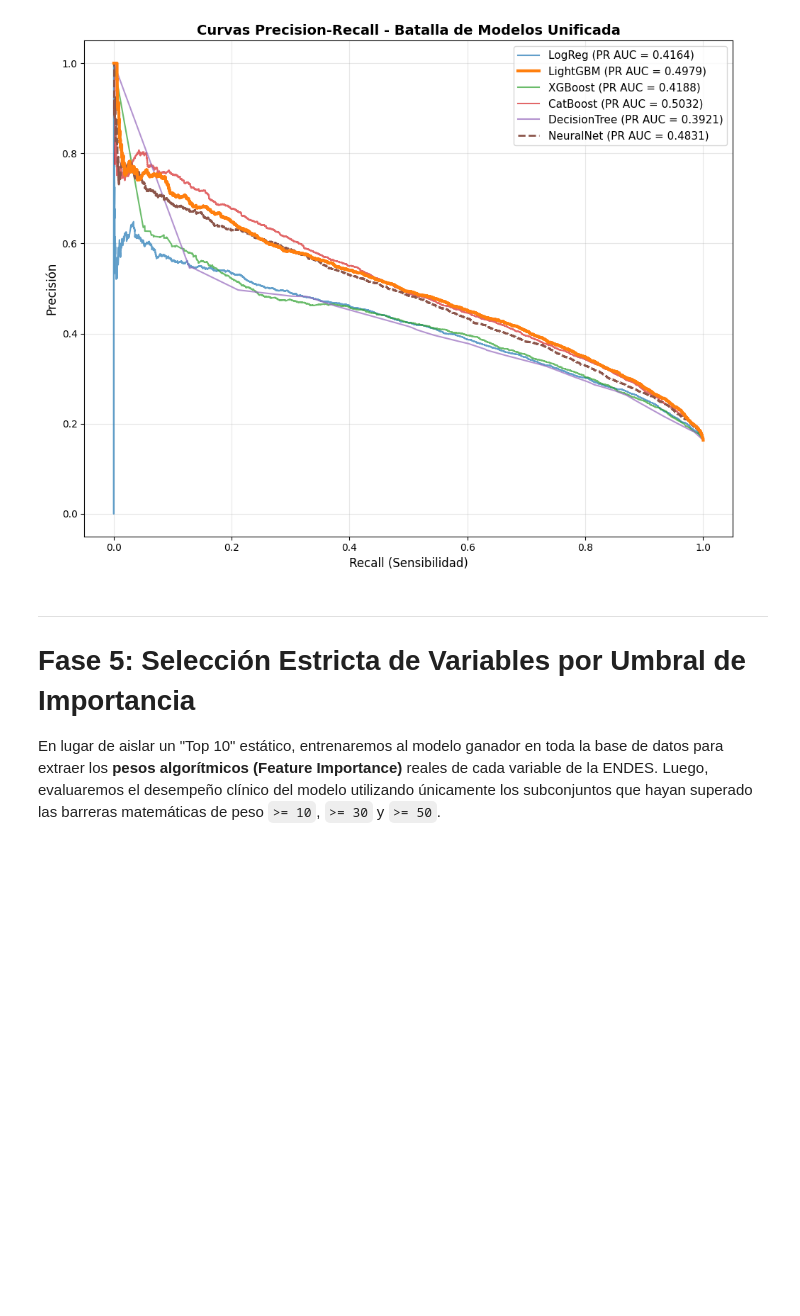
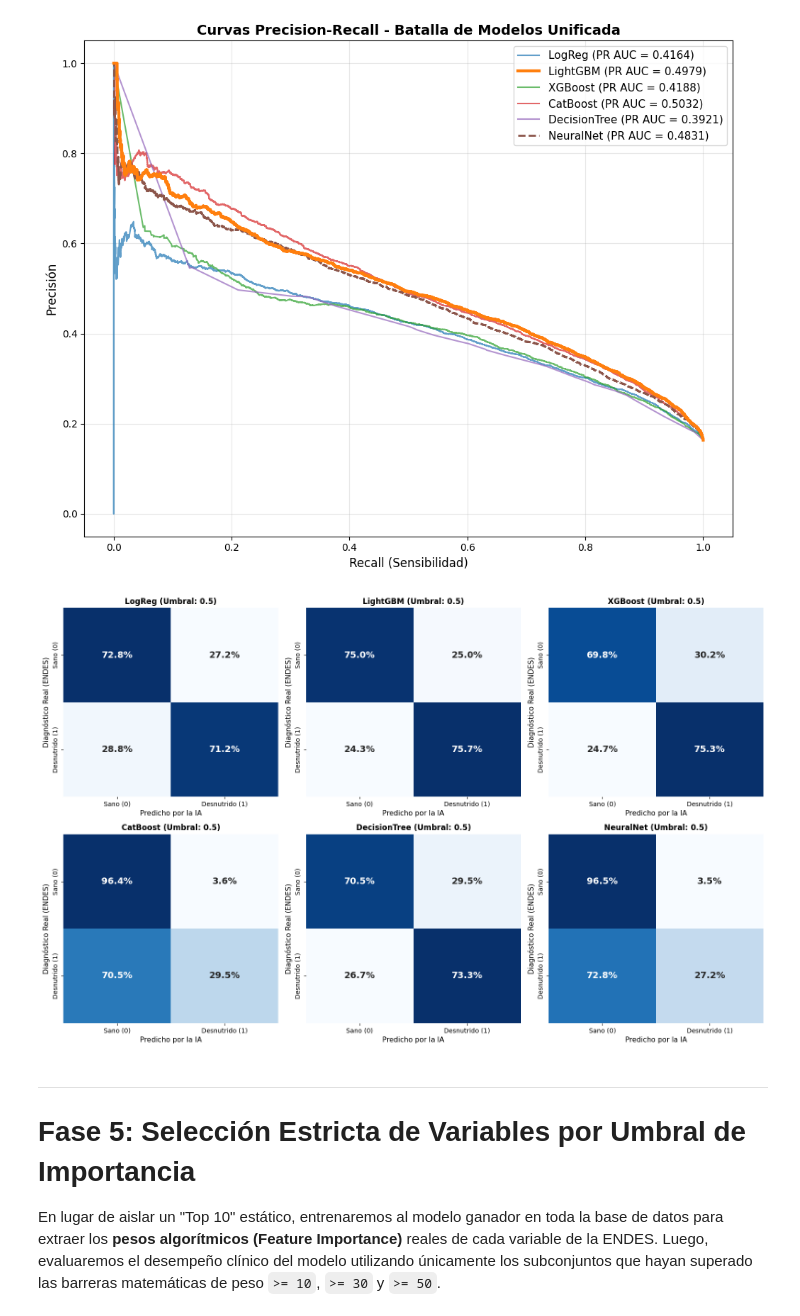
Before and after one commit to abelguevara-upeu/malnutrition-research, a Jupyter notebook: notebooks/03_modeling/03_model_benchmarking_extended.ipynb, the cells around one changed output. Cells and saved outputs as stored; diff of their text form; code cells hidden in the pictures; blank space fills up the shorter version.

```diff
--- a/notebooks/03_modeling/03_model_benchmarking_extended.ipynb
+++ b/notebooks/03_modeling/03_model_benchmarking_extended.ipynb
@@ -329,6 +329,40 @@ plt.tight_layout()
 plt.show()
 # %% [output]
 [figure]
+# %%
+from sklearn.metrics import confusion_matrix
+
+# ==========================================
+# ZONA DE EXPERIMENTACIÓN DE UMBRAL
+# ==========================================
+# Cambia este valor entre 0.1 y 0.9 para ver cómo los modelos
+# se vuelven más 'paranoicos' o más 'conservadores'.
+UMBRAL_DECISION = 0.5
+
+fig, axes = plt.subplots(2, 3, figsize=(16, 10))
+axes = axes.flatten()
+
+for i, (name, probs) in enumerate(probs_plot.items()):
+    # Predicción binaria usando el Umbral Dinámico
+    y_pred = (probs >= UMBRAL_DECISION).astype(int)
+
+    # Normalizamos por fila (true) para que la suma horizontal sea 100%
+    cm_norm = confusion_matrix(y_test_plot, y_pred, sample_weight=w_test_plot, normalize='true')
+
+    # Pintamos la matriz en formato porcentaje con 1 decimal
+    sns.heatmap(cm_norm, annot=True, fmt='.1%', cmap='Blues', ax=axes[i],
+                cbar=False, annot_kws={'size': 14, 'weight': 'bold'})
+
+    axes[i].set_title(f'{name} (Umbral: {UMBRAL_DECISION})', fontsize=12, fontweight='bold')
+    axes[i].set_xlabel('Predicho por la IA', fontsize=11)
+    axes[i].set_ylabel('Diagnóstico Real (ENDES)', fontsize=11)
+    axes[i].set_xticklabels(['Sano (0)', 'Desnutrido (1)'])
+    axes[i].set_yticklabels(['Sano (0)', 'Desnutrido (1)'])
+
+plt.tight_layout()
+plt.show()
+# %% [output]
+[figure, added]
 # %% [markdown]
 
 ---
```
Also changed, not shown: parts of 2 cells of this notebook, 2 other files.
